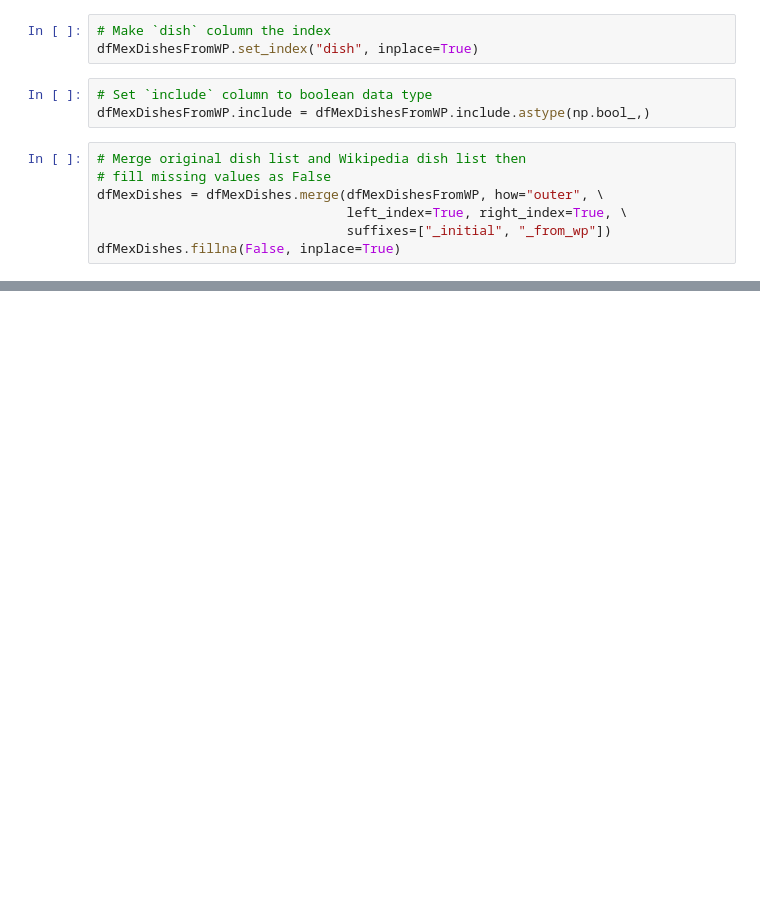
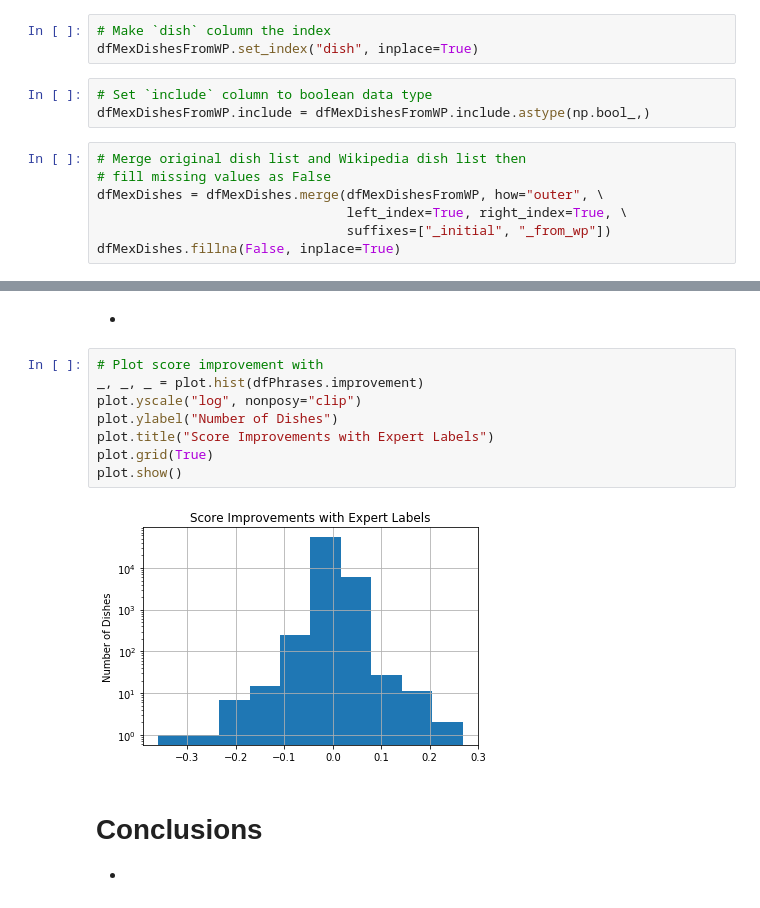
Before and after one commit to l0neJT/uoi-coursera-data-mining, a Jupyter notebook: capstone/task03-mine-popular-dishes.ipynb, the cells around one changed output, grey strips where cells are left out. Drawn from its saved outputs; the diff is of its cells as text; blank space fills up the shorter version.

```diff
--- a/capstone/task03-mine-popular-dishes.ipynb
+++ b/capstone/task03-mine-popular-dishes.ipynb
@@ -571,0 +481,16 @@ Zooming in shows the value of clustering. Cuisines with strong similarities in t
+# %% [markdown]
+*
+# %%
+# Plot score improvement with
+_, _, _ = plot.hist(dfPhrases.improvement)
+plot.yscale("log", nonposy="clip")
+plot.ylabel("Number of Dishes")
+plot.title("Score Improvements with Expert Labels")
+plot.grid(True)
+plot.show()
+# %% [output]
+[figure, added]
+# %% [markdown]
+# Conclusions
+
+*
```
Also changed, not shown: parts of 115 cells of this notebook, 1 other file.
